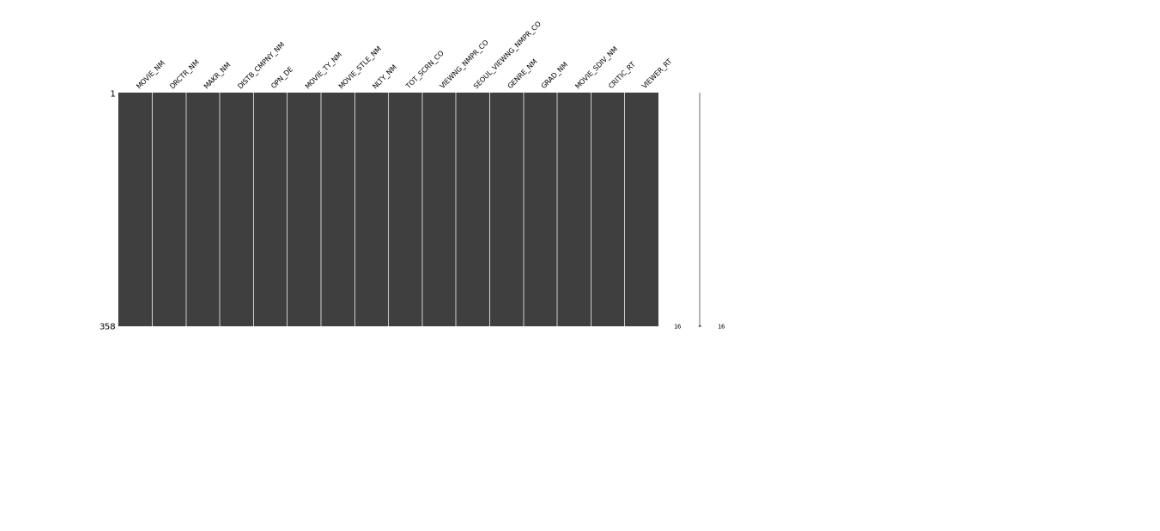
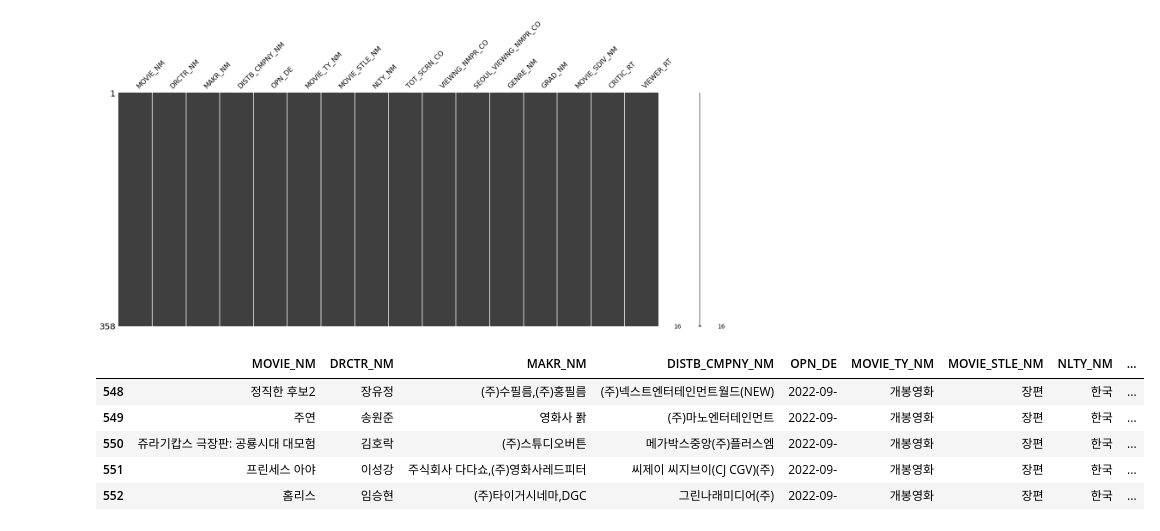
Before and after one commit to KimSH39/MovieViewing, a Jupyter notebook: dataPreprocessing/dataPreprocessing(Movieviewing).ipynb, the cells around one changed output. Drawn from its saved outputs; the diff is of its cells as text; code cells hidden in the pictures; blank space fills up the shorter version.

```diff
--- a/dataPreprocessing/dataPreprocessing(Movieviewing).ipynb
+++ b/dataPreprocessing/dataPreprocessing(Movieviewing).ipynb
@@ -197,5 +197,14 @@ miss.matrix(k_movie)
 plt.show()
 # %% [output]
 [figure]
+# %%
+k_movie.tail()
+# %% [output]
+|  | MOVIE_NM | DRCTR_NM | MAKR_NM | DISTB_CMPNY_NM | OPN_DE | MOVIE_TY_NM | MOVIE_STLE_NM | NLTY_NM | ... |
+| 548 | 정직한 후보2 | 장유정 | (주)수필름,(주)홍필름 | (주)넥스트엔터테인먼트월드(NEW) | 2022-09- | 개봉영화 | 장편 | 한국 | ... |
+| 549 | 주연 | 송원준 | 영화사 퐑 | (주)마노엔터테인먼트 | 2022-09- | 개봉영화 | 장편 | 한국 | ... |
+| 550 | 쥬라기캅스 극장판: 공룡시대 대모험 | 김호락 | (주)스튜디오버튼 | 메가박스중앙(주)플러스엠 | 2022-09- | 개봉영화 | 장편 | 한국 | ... |
+| 551 | 프린세스 아야 | 이성강 | 주식회사 다다쇼,(주)영화사레드피터 | 씨제이 씨지브이(CJ CGV)(주) | 2022-09- | 개봉영화 | 장편 | 한국 | ... |
+| 552 | 홈리스 | 임승현 | (주)타이거시네마,DGC | 그린나래미디어(주) | 2022-09- | 개봉영화 | 장편 | 한국 | ... |
 # %%
 k_movie.to_csv("k_movie.csv")
```
Also changed, not shown: parts of 5 cells of this notebook.
